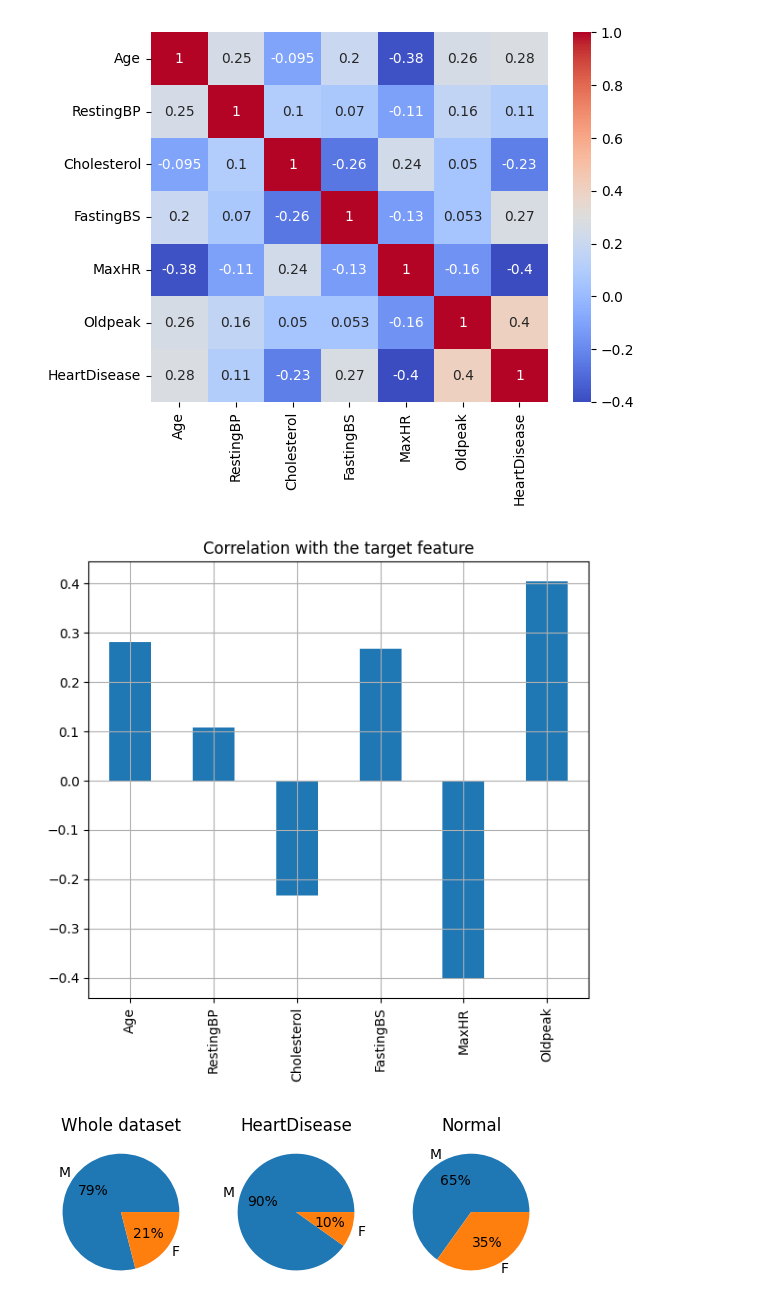
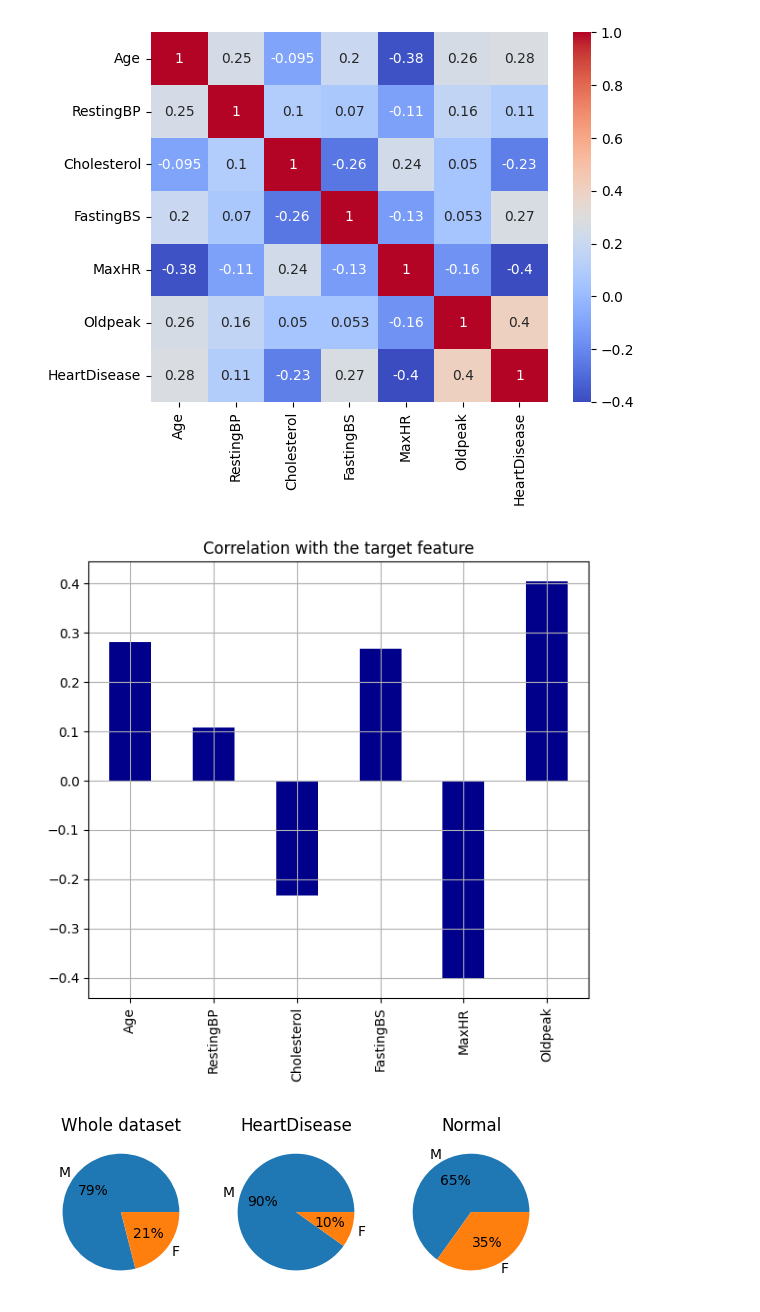
Before and after one commit to anushishah/heart_disease_UCI, a Jupyter notebook: Heart_disease_EDA.ipynb, the cells around one changed output. Saved outputs shown, nothing was run; the diff lists cells and outputs as text; code cells hidden in the pictures.

```diff
--- a/Heart_disease_EDA.ipynb
+++ b/Heart_disease_EDA.ipynb
@@ -170,10 +170,10 @@ plt.show()
 # %% [output]
 [figure]
 # %%
-df.select_dtypes(include=np.number).drop('HeartDisease', axis=1).corrwith(df.HeartDisease).plot(kind='bar', grid=True, figsize=(6, 6), title="Correlation with the target feature")
+df.select_dtypes(include=np.number).drop('HeartDisease', axis=1).corrwith(df.HeartDisease).plot(kind='bar', grid=True, figsize=(6, 6), title="Correlation with the target feature", color="darkblue")
 plt.tight_layout()
 # %% [output]
-[figure, old version]
+[figure, new version]
 # %%
 # Sex distrubution
 
```
Also changed, not shown: parts of 7 cells of this notebook.
